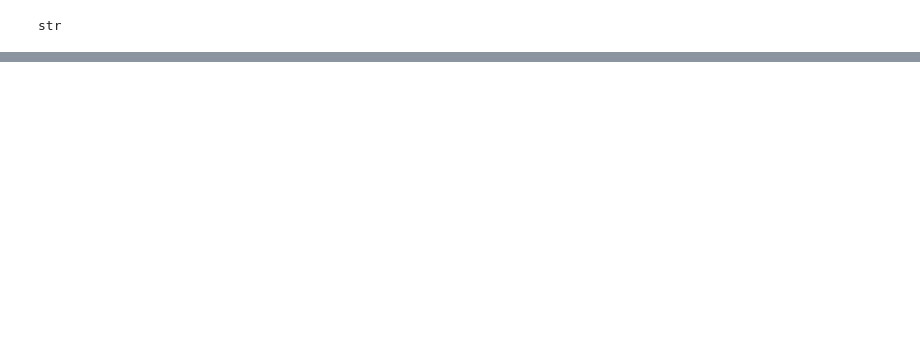
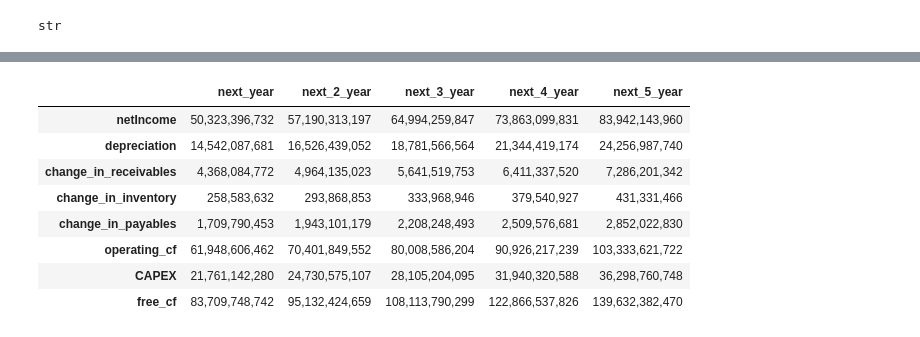
Before and after one commit to andyliang245/DCF, a Jupyter notebook: DCF Sample.ipynb, the cells around one changed output, grey strips where cells are left out. Cells and saved outputs as stored; diff of their text form; code cells hidden in the pictures; blank space fills up the shorter version.

```diff
--- a/DCF Sample.ipynb
+++ b/DCF Sample.ipynb
@@ -123,0 +227,16 @@ bal_sht_df
+# %%
+cf_forecast = pd.DataFrame.from_dict(projected_cf, orient='columns')
+pd.options.display.float_format = '{:,.0f}'.format
+cf_forecast = cf_forecast.reindex(['netIncome', 'depreciation', 'change_in_receivables','change_in_inventory','change_in_payables','operating_cf','CAPEX','free_cf'])
+
+cf_forecast
+# %% [output]
+|  | next_year | next_2_year | next_3_year | next_4_year | next_5_year |
+| netIncome | 50,323,396,732 | 57,190,313,197 | 64,994,259,847 | 73,863,099,831 | 83,942,143,960 |
+| depreciation | 14,542,087,681 | 16,526,439,052 | 18,781,566,564 | 21,344,419,174 | 24,256,987,740 |
+| change_in_receivables | 4,368,084,772 | 4,964,135,023 | 5,641,519,753 | 6,411,337,520 | 7,286,201,342 |
+| change_in_inventory | 258,583,632 | 293,868,853 | 333,968,946 | 379,540,927 | 431,331,466 |
+| change_in_payables | 1,709,790,453 | 1,943,101,179 | 2,208,248,493 | 2,509,576,681 | 2,852,022,830 |
+| operating_cf | 61,948,606,462 | 70,401,849,552 | 80,008,586,204 | 90,926,217,239 | 103,333,621,722 |
+| CAPEX | 21,761,142,280 | 24,730,575,107 | 28,105,204,095 | 31,940,320,588 | 36,298,760,748 |
+| free_cf | 83,709,748,742 | 95,132,424,659 | 108,113,790,299 | 122,866,537,826 | 139,632,382,470 |
```
Also changed, not shown: parts of 9 cells of this notebook.
